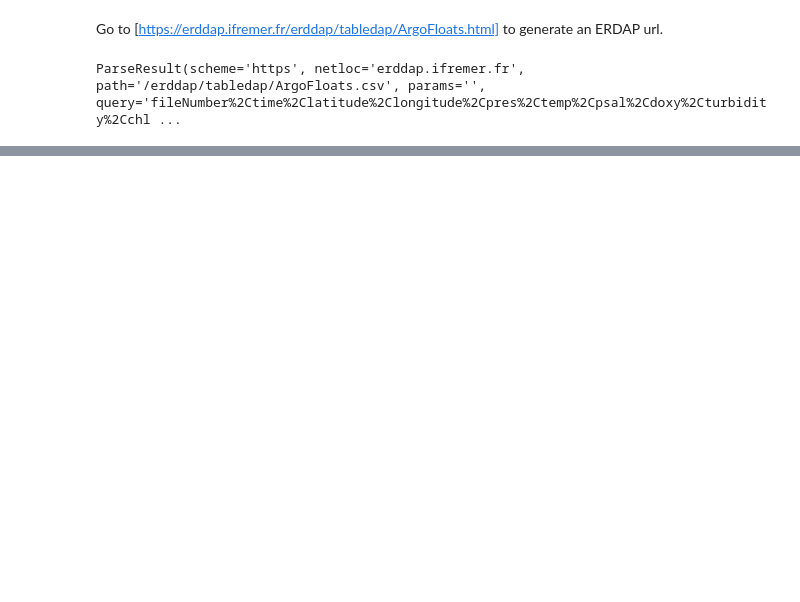
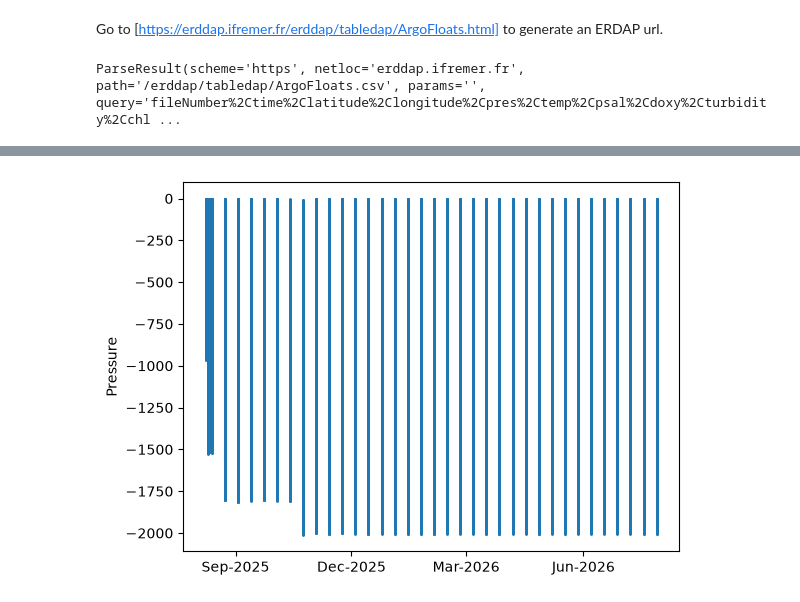
Before and after one commit to oceanmargins/omi_argo_floats, a Jupyter notebook: argo_pandas.ipynb, the cells around one changed output, grey strips where cells are left out. Cells and saved outputs as stored; diff of their text form; code cells hidden in the pictures; blank space fills up the shorter version.

```diff
--- a/argo_pandas.ipynb
+++ b/argo_pandas.ipynb
@@ -56,0 +93,8 @@ plt.plot(df["longitude"], df["latitude"],3)
+# %%
+ax = plt.gca()
+plt.scatter(df["time"], -df["pres"], 1)
+plt.ylabel("Pressure")
+ax.xaxis.set_major_locator(mdates.MonthLocator(interval=3))   # or interval=3 for quarterly ticks
+ax.xaxis.set_major_formatter(mdates.DateFormatter("%b-%Y"))    # e.g. "Jan-2026"
+# %% [output]
+[figure, added]
```
Also changed, not shown: parts of 9 cells of this notebook, 2 other files.
